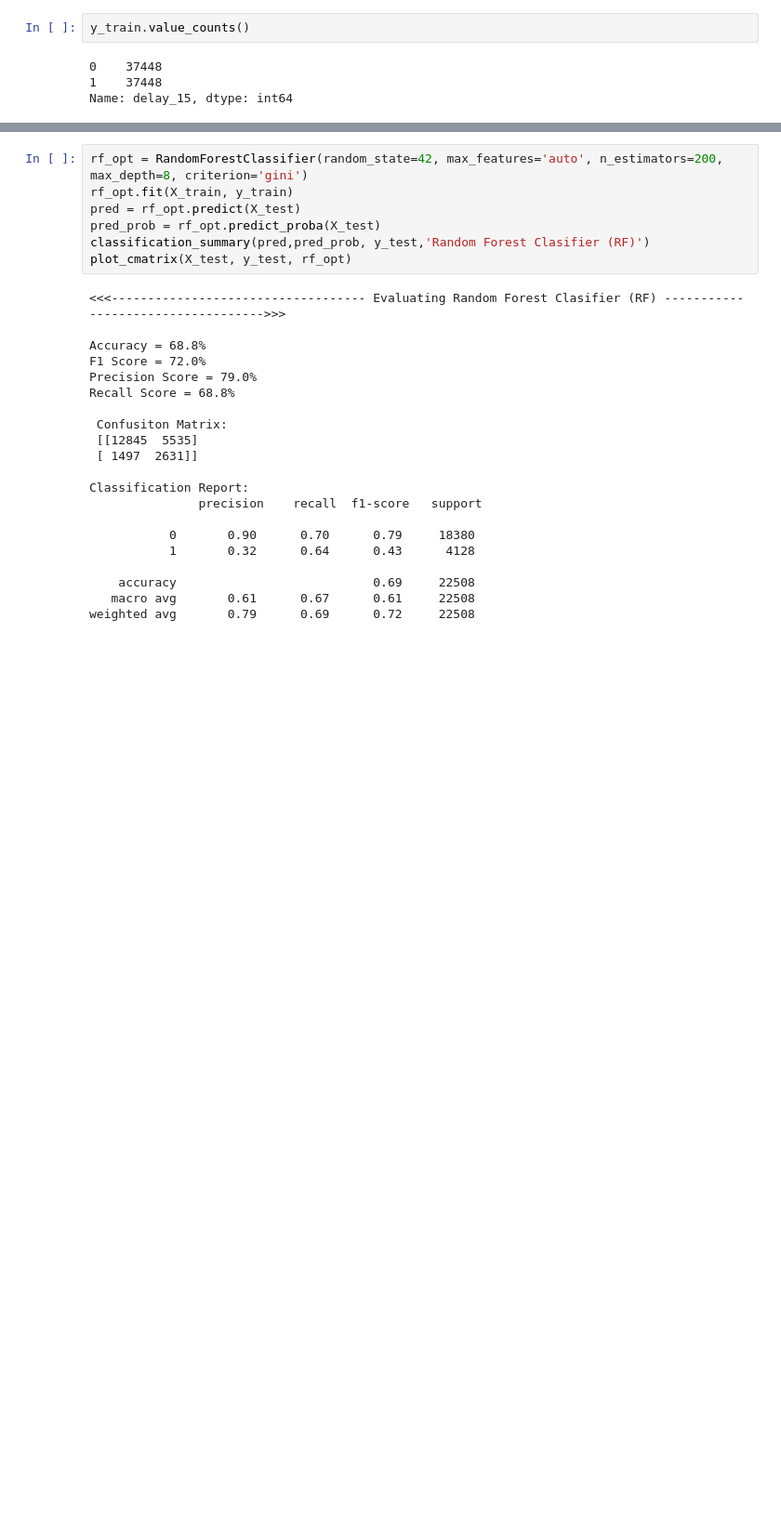
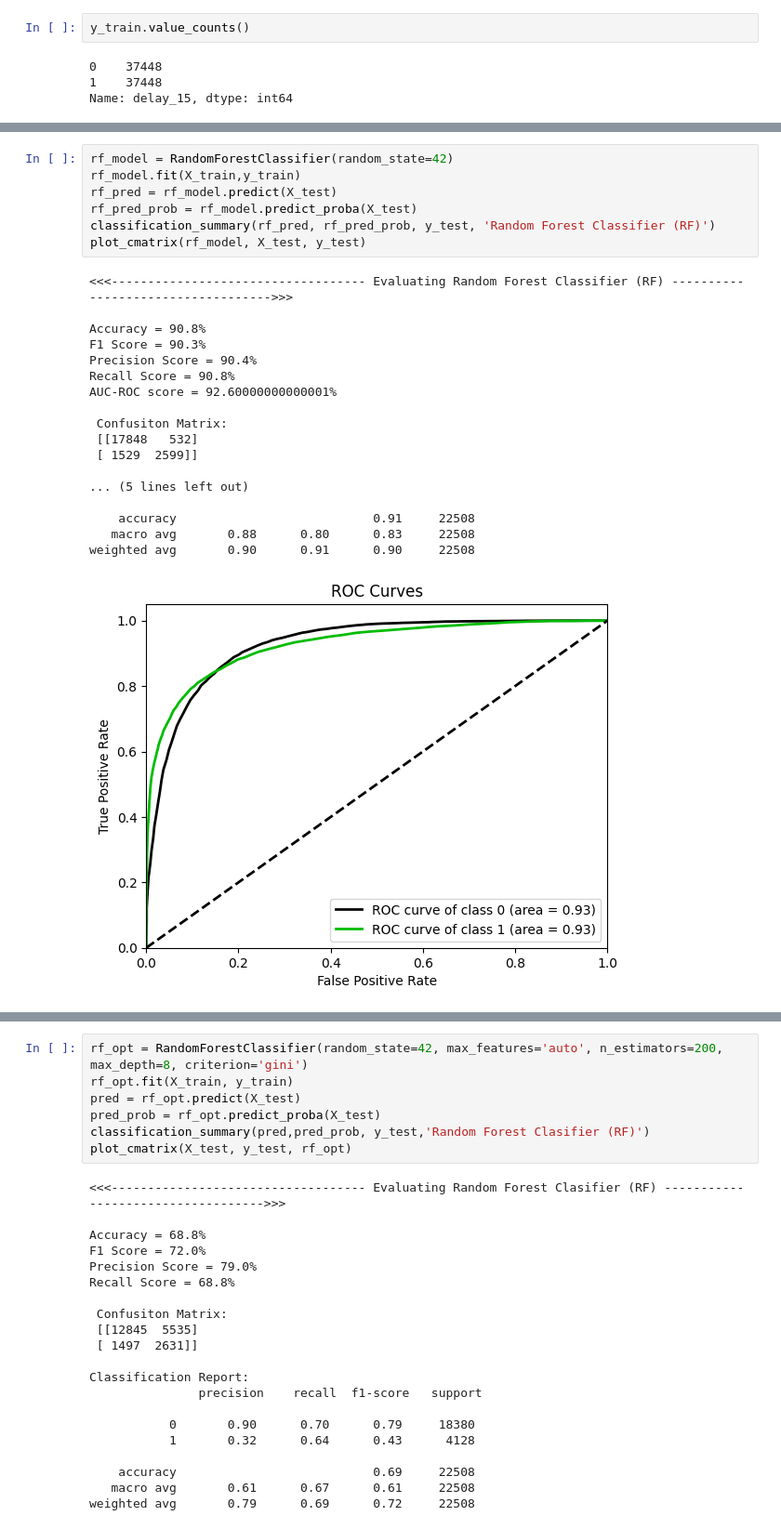
Before and after one commit to kevinmfreire/SCL_delays, a Jupyter notebook: notebook/solution.ipynb, the cells around one changed output, grey strips where cells are left out. Shown at 93% size. Drawn from its saved outputs; the diff is of its cells as text; blank space fills up the shorter version.

```diff
--- a/notebook/solution.ipynb
+++ b/notebook/solution.ipynb
@@ -870,0 +786,26 @@ CV_rfc.best_params_
+# %%
+rf_model = RandomForestClassifier(random_state=42)
+rf_model.fit(X_train,y_train)
+rf_pred = rf_model.predict(X_test)
+rf_pred_prob = rf_model.predict_proba(X_test)
+classification_summary(rf_pred, rf_pred_prob, y_test, 'Random Forest Classifier (RF)')
+plot_cmatrix(rf_model, X_test, y_test)
+# %% [output]
+<<<----------------------------------- Evaluating Random Forest Classifier (RF) ----------------------------------->>>
+
+Accuracy = 90.8%
+F1 Score = 90.3%
+Precision Score = 90.4%
+Recall Score = 90.8%
+AUC-ROC score = 92.60000000000001%
+
+ Confusiton Matrix:
+ [[17848   532]
+ [ 1529  2599]]
+
+... (5 lines left out)
+
+    accuracy                           0.91     22508
+   macro avg       0.88      0.80      0.83     22508
+weighted avg       0.90      0.91      0.90     22508
+[figure, added]
```
Also changed, not shown: parts of 53 cells of this notebook.
